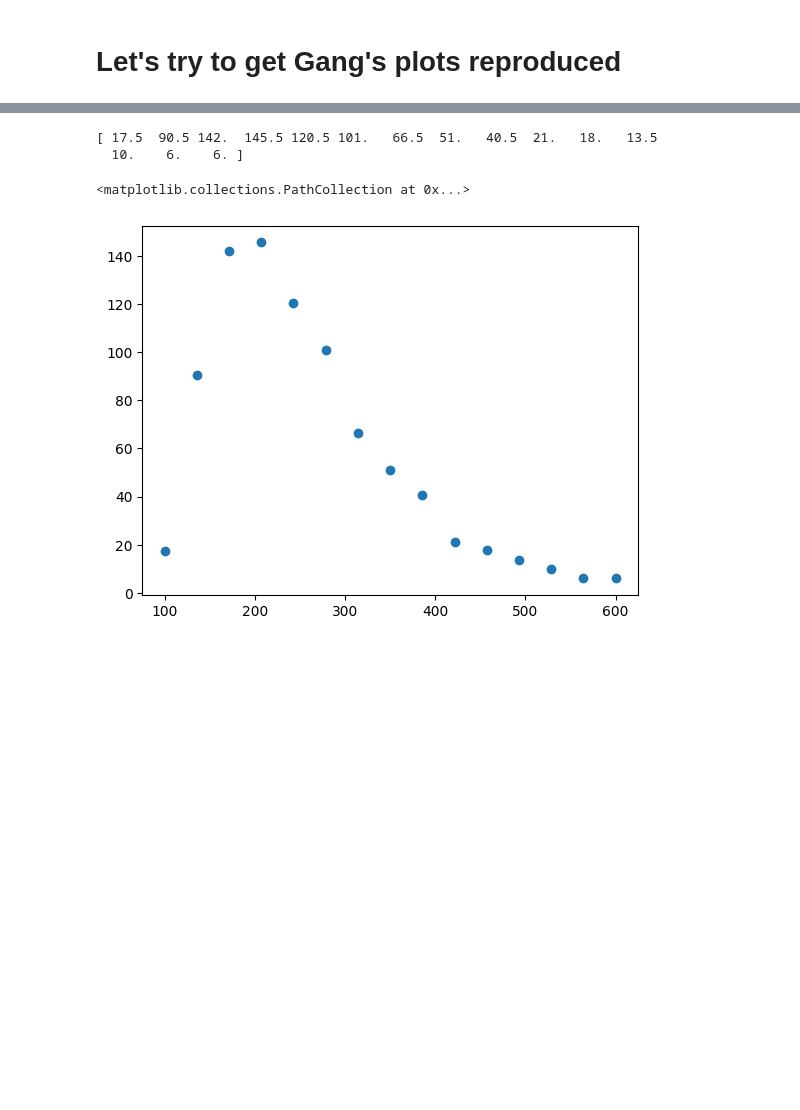
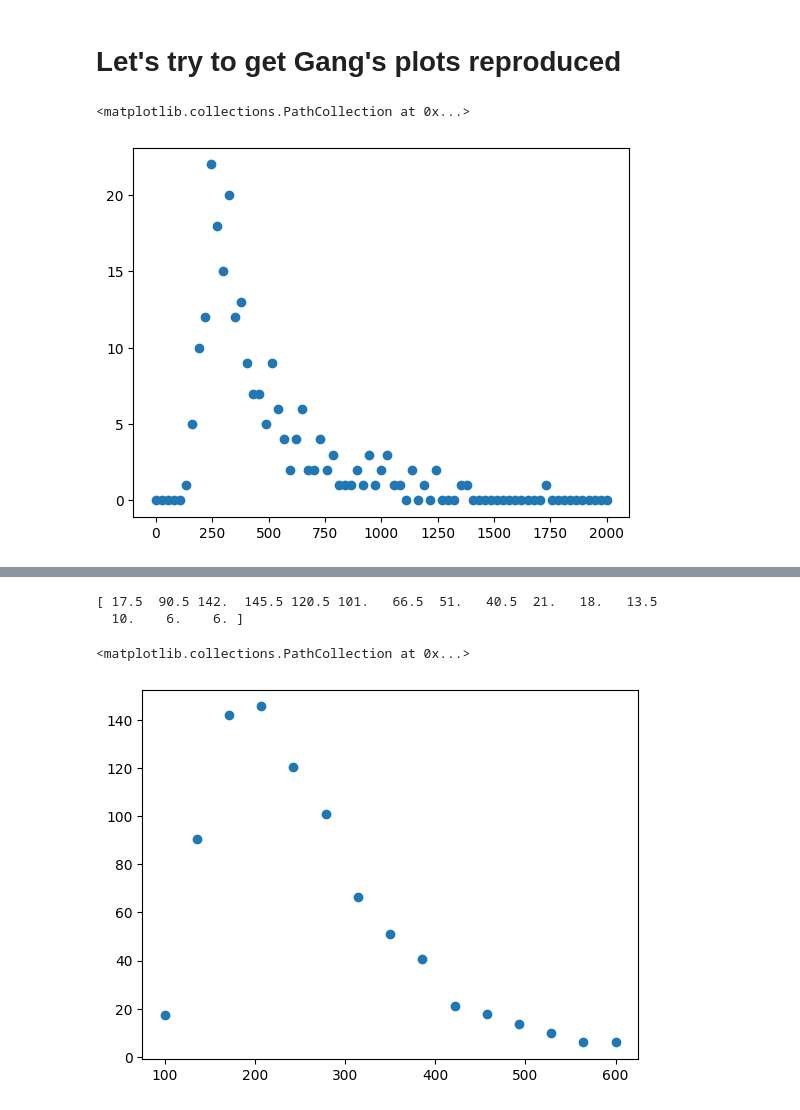
Before and after one commit to dysontk/LFVLNV, a Jupyter notebook: AnalysisAndSuch/Histos.ipynb, the cells around one changed output, grey strips where cells are left out. Cells and saved outputs as stored; diff of their text form; code cells hidden in the pictures; blank space fills up the shorter version.

```diff
--- a/AnalysisAndSuch/Histos.ipynb
+++ b/AnalysisAndSuch/Histos.ipynb
@@ -46,3 +78,10 @@ CMS_to_plot = get_data(CMS_mllWj3_file_name) - get_data(CMS_mllWj1_file_name)
 #     Line_reader = csv.reader(File, delimiter=' ')
 #     for row in Line_reader:
 #         WZ_MllWj_raw_Masses.append(float(row[1]))
+# %%
+
+fromWZ = combineHistos.get_data('WZ2j', 'Mass_2jW2l','/Users/dysonk/Work/new/AnalysisOutput/')
+plt.scatter(np.linspace(fromWZ['bounds'][0], fromWZ['bounds'][1], len(fromWZ['data'])), fromWZ['data'])
+# %% [output]
+<matplotlib.collections.PathCollection at 0x...>
+[figure, added]
```
Also changed, not shown: parts of 7 cells of this notebook, 1 other file.
